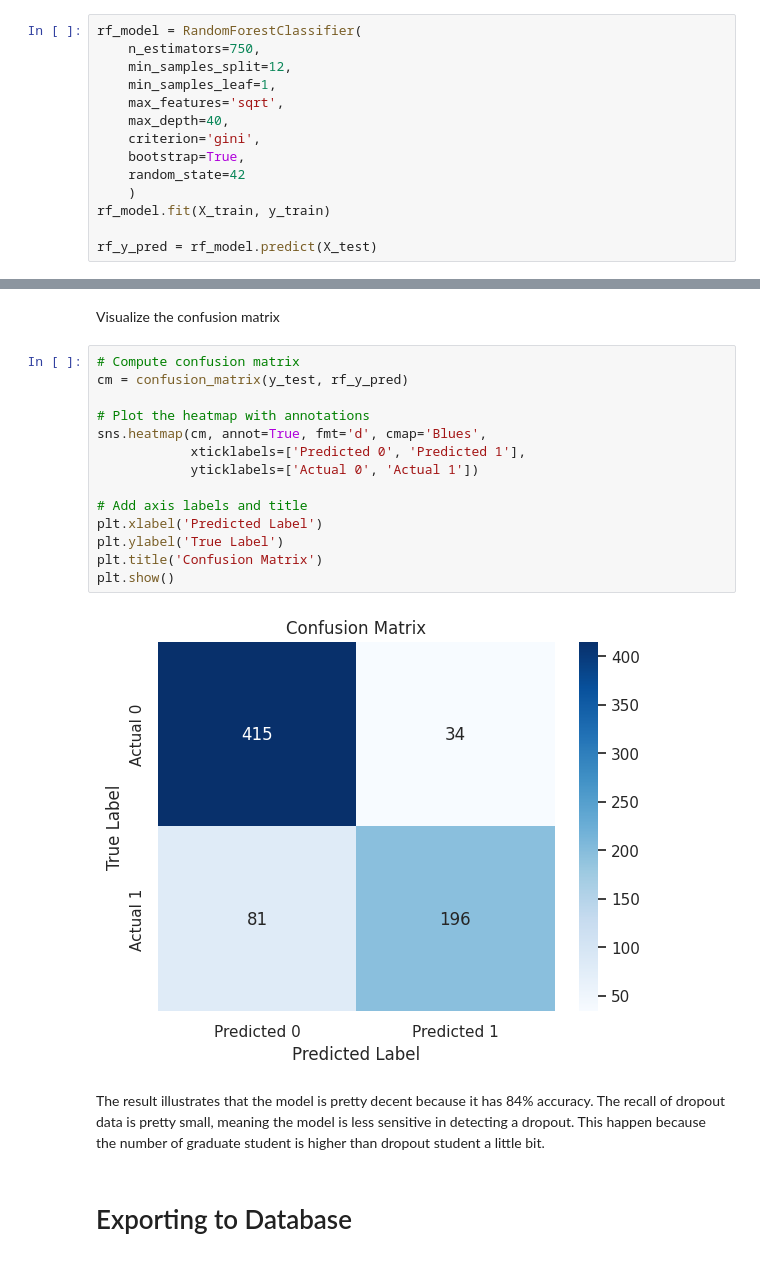
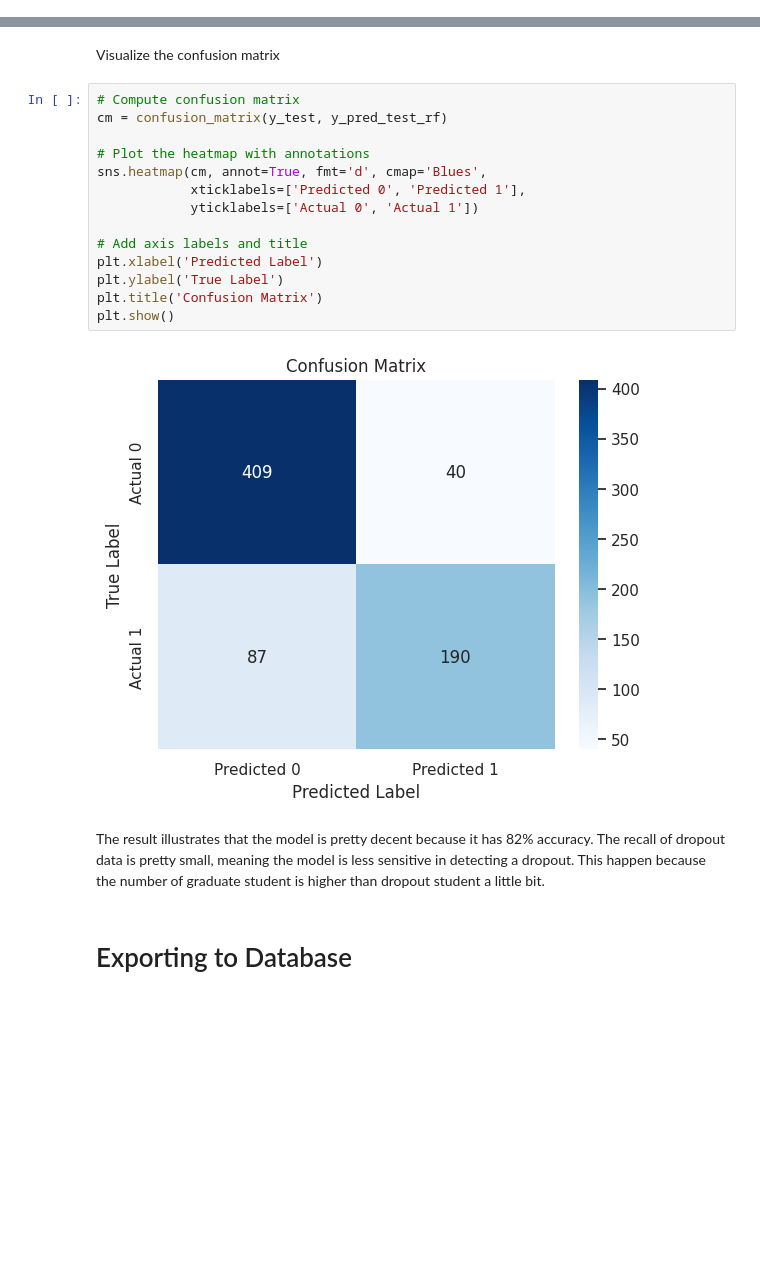
Before and after one commit to ajusdwimantara/final_project_dropout_student, a Jupyter notebook: PenerapanDataAnalisis_ProyekAkhir.ipynb, the cells around one changed output, grey strips where cells are left out. Cells and saved outputs as stored; diff of their text form; blank space fills up the shorter version.

```diff
--- a/PenerapanDataAnalisis_ProyekAkhir.ipynb
+++ b/PenerapanDataAnalisis_ProyekAkhir.ipynb
@@ -561,17 +560,3 @@ Train and test the model
-# %%
-rf_model = RandomForestClassifier(
-    n_estimators=750,
-    min_samples_split=12,
-    min_samples_leaf=1,
-    max_features='sqrt',
-    max_depth=40,
-    criterion='gini',
-    bootstrap=True,
-    random_state=42
-    )
-rf_model.fit(X_train, y_train)
-
-rf_y_pred = rf_model.predict(X_test)
 # %% [markdown]
 Getting important features from the model.
 # %%
@@ -704,22 +697,22 @@ Confusion Matrix:
 Visualize the confusion matrix
 # %%
 # Compute confusion matrix
-cm = confusion_matrix(y_test, rf_y_pred)
+cm = confusion_matrix(y_test, y_pred_test_rf)
 
 # Plot the heatmap with annotations
 sns.heatmap(cm, annot=True, fmt='d', cmap='Blues',
             xticklabels=['Predicted 0', 'Predicted 1'],
             yticklabels=['Actual 0', 'Actual 1'])
 
 # Add axis labels and title
 plt.xlabel('Predicted Label')
 plt.ylabel('True Label')
 plt.title('Confusion Matrix')
 plt.show()
 # %% [output]
-[figure, old version]
+[figure, new version]
 # %% [markdown]
-The result illustrates that the model is pretty decent because it has 84% accuracy. The recall of dropout data is pretty small, meaning the model is less sensitive in detecting a dropout. This happen because the number of graduate student is higher than dropout student a little bit.
+The result illustrates that the model is pretty decent because it has 82% accuracy. The recall of dropout data is pretty small, meaning the model is less sensitive in detecting a dropout. This happen because the number of graduate student is higher than dropout student a little bit.
 # %% [markdown]
 # Exporting to Database
 # %% [markdown]
```
Also changed, not shown: parts of 10 cells of this notebook, 3 other files.
